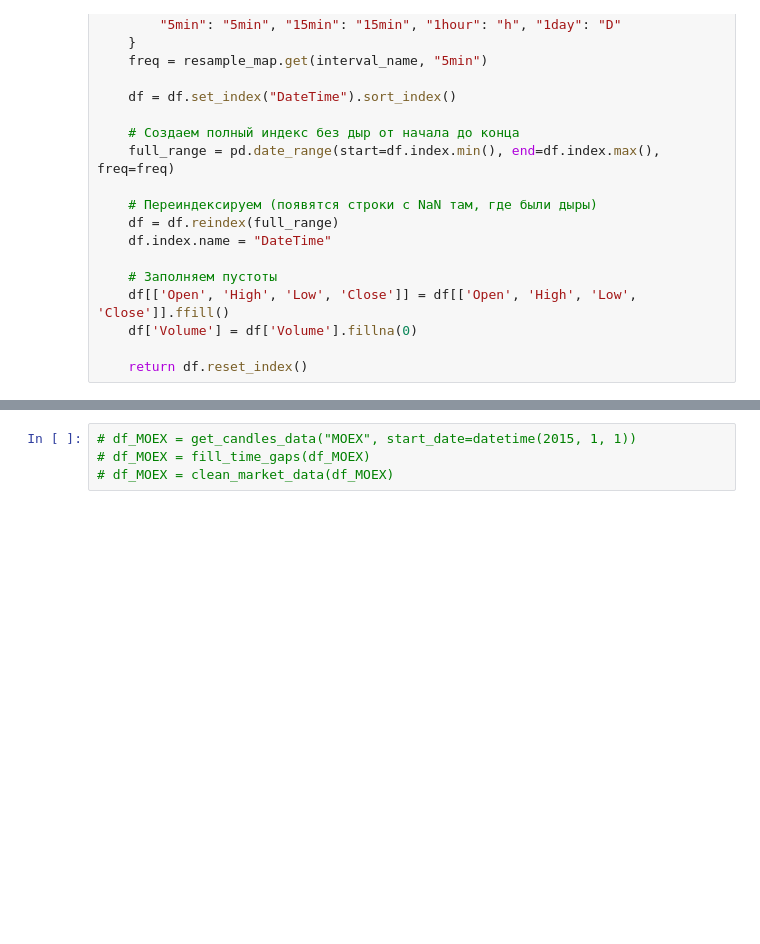
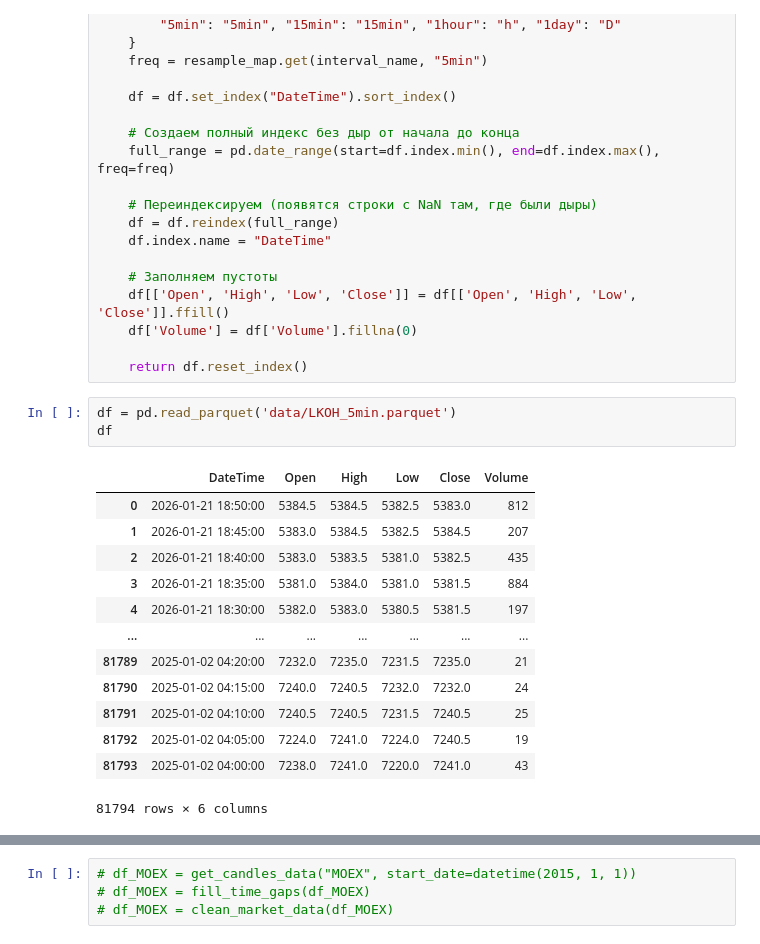
Before and after one commit to JayRox73/Deep_Learning_Trading_Strategy_for_Russian_Stock_Market, a Jupyter notebook: dataset_formation.ipynb, the cells around one changed output, grey strips where cells are left out. Saved outputs shown, nothing was run; the diff lists cells and outputs as text; blank space fills up the shorter version.

```diff
--- a/dataset_formation.ipynb
+++ b/dataset_formation.ipynb
@@ -405,4 +406,21 @@ def fill_time_gaps(df: pd.DataFrame, interval_name: str = "5min") -> pd.DataFram
     df['Volume'] = df['Volume'].fillna(0)
 
     return df.reset_index()
+# %%
+df = pd.read_parquet('data/LKOH_5min.parquet')
+df
+# %% [output]
+|  | DateTime | Open | High | Low | Close | Volume |
+| 0 | 2026-01-21 18:50:00 | 5384.5 | 5384.5 | 5382.5 | 5383.0 | 812 |
+| 1 | 2026-01-21 18:45:00 | 5383.0 | 5384.5 | 5382.5 | 5384.5 | 207 |
+| 2 | 2026-01-21 18:40:00 | 5383.0 | 5383.5 | 5381.0 | 5382.5 | 435 |
+| 3 | 2026-01-21 18:35:00 | 5381.0 | 5384.0 | 5381.0 | 5381.5 | 884 |
+| 4 | 2026-01-21 18:30:00 | 5382.0 | 5383.0 | 5380.5 | 5381.5 | 197 |
+| ... | ... | ... | ... | ... | ... | ... |
+| 81789 | 2025-01-02 04:20:00 | 7232.0 | 7235.0 | 7231.5 | 7235.0 | 21 |
+| 81790 | 2025-01-02 04:15:00 | 7240.0 | 7240.5 | 7232.0 | 7232.0 | 24 |
+| 81791 | 2025-01-02 04:10:00 | 7240.5 | 7240.5 | 7231.5 | 7240.5 | 25 |
+| 81792 | 2025-01-02 04:05:00 | 7224.0 | 7241.0 | 7224.0 | 7240.5 | 19 |
+| 81793 | 2025-01-02 04:00:00 | 7238.0 | 7241.0 | 7220.0 | 7241.0 | 43 |
+81794 rows × 6 columns
 # %%
```
Also changed, not shown: parts of 2 cells of this notebook, 2 other files.
